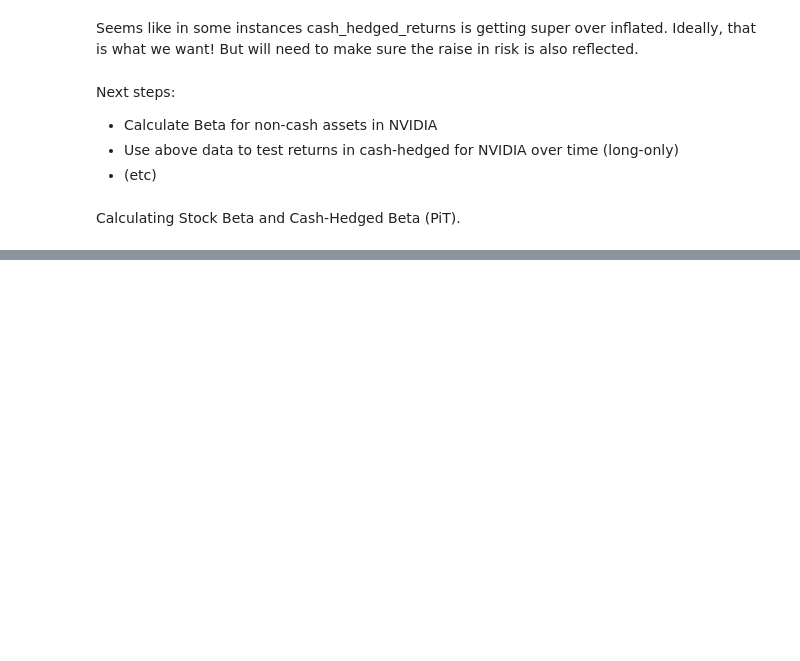
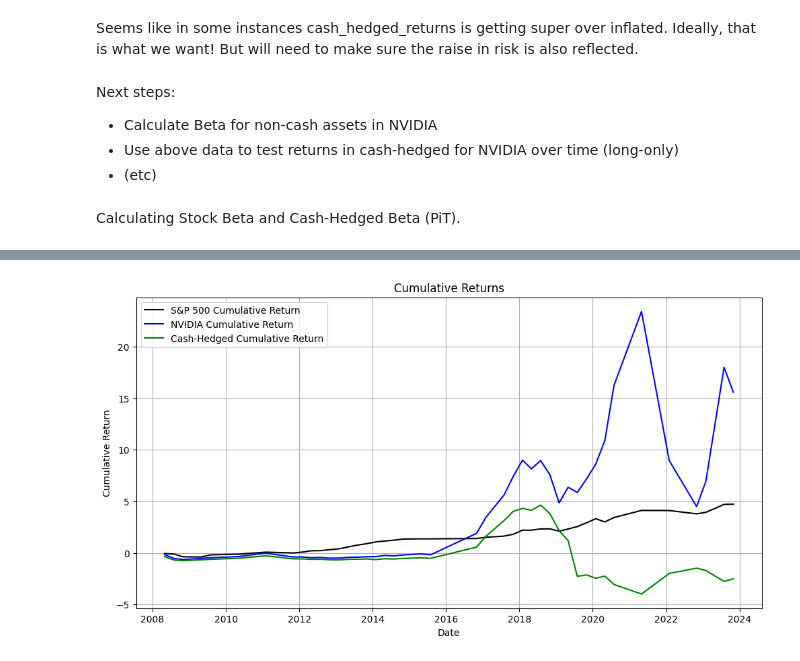
Before and after one commit to veervohra03/CashHedged, a Jupyter notebook: cashHedgedV2.ipynb, the cells around one changed output, grey strips where cells are left out. Drawn from its saved outputs; the diff is of its cells as text; code cells hidden in the pictures; blank space fills up the shorter version.

```diff
--- a/cashHedgedV2.ipynb
+++ b/cashHedgedV2.ipynb
@@ -442,0 +228,19 @@ def hello():
+# %%
+# Step 4: Calculate cumulative returns
+nvidia['snp_cum_return'] = (1 + nvidia['snp_quarterly_return']).cumprod() - 1
+nvidia['nvidia_cum_return'] = (1 + nvidia['quarterly_return']).cumprod() - 1
+nvidia['google_cum_return'] = (1 + nvidia['cash_hedged_return']).cumprod() - 1
+# %%
+# Step 5: Plot cumulative returns
+plt.figure(figsize=(12, 6))
+plt.plot(nvidia['date'], nvidia['snp_cum_return'], label='S&P 500 Cumulative Return', color='black')
+plt.plot(nvidia['date'], nvidia['nvidia_cum_return'], label='NVIDIA Cumulative Return', color='blue')
+plt.plot(nvidia['date'], nvidia['google_cum_return'], label='Cash-Hedged Cumulative Return', color='green')
+plt.title('Cumulative Returns')
+plt.xlabel('Date')
+plt.ylabel('Cumulative Return')
+plt.legend()
+plt.grid()
+plt.show()
+# %% [output]
+[figure, added]
```
Also changed, not shown: parts of 23 cells of this notebook.
